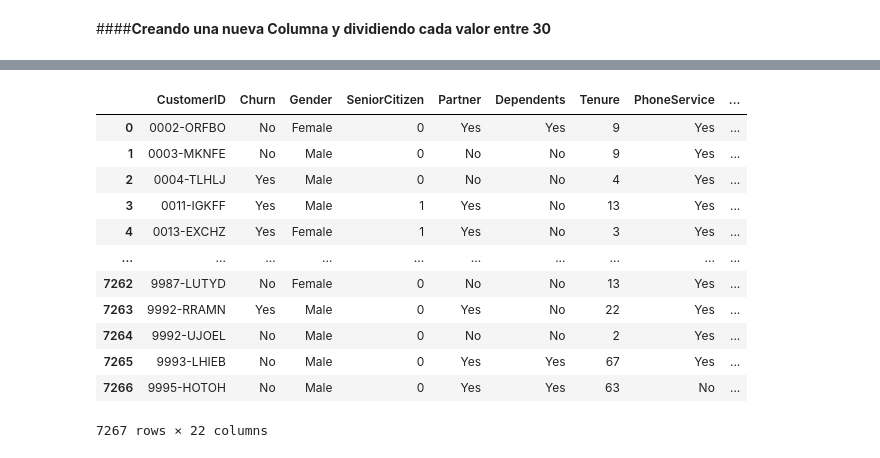
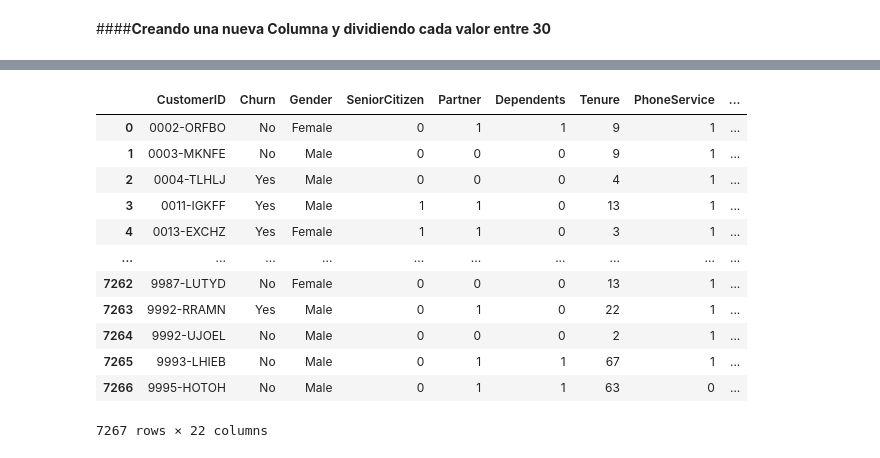
Before and after one commit to Yasna79/Challenge-Telecom-X_Alura_latam, a Jupyter notebook: Telecom_Latam0.ipynb, the cells around one changed output, grey strips where cells are left out. Cells and saved outputs as stored; diff of their text form; code cells hidden in the pictures.

```diff
--- a/Telecom_Latam0.ipynb
+++ b/Telecom_Latam0.ipynb
@@ -193,0 +222,9 @@ df['Cuentasdiarias'] = df['ChargesMonthly'] / 30
+# %%
+bin_cols = ['Partner', 'Dependents', 'PhoneService', 'PaperlessBilling']
+
+# Aplicar transformación a binario
+for col in bin_cols:
+    df[col] = df[col].map({'Yes': 1, 'No': 0})
+
+
+df[bin_cols].head()
@@ -193,0 +240,3 @@ df['Cuentasdiarias'] = df['ChargesMonthly'] / 30
+# %%
+df['MultipleLines'] = df['MultipleLines'].replace('No phone service', 'No')
+df['MultipleLines'].value_counts()
@@ -193,0 +251,4 @@ df['Cuentasdiarias'] = df['ChargesMonthly'] / 30
+# %%
+df['MultipleLines'] = df['MultipleLines'].map({'Yes': 1, 'No': 0})
+
+df[['MultipleLines']].head()
@@ -193,0 +273,9 @@ df['Cuentasdiarias'] = df['ChargesMonthly'] / 30
+# %%
+df['Contract'] = df['Contract'].replace({
+    'Month-to-month': '1',
+    'One year': '2',
+    'Two year': '3'})
+
+df['Contract'] = df['Contract'].astype('int64')
+
+df['Contract'].value_counts()
@@ -194,16 +289,16 @@ df['Cuentasdiarias'] = df['ChargesMonthly'] / 30
 # %%
-df.unique
+df
 # %% [output]
 |  | CustomerID | Churn | Gender | SeniorCitizen | Partner | Dependents | Tenure | PhoneService | ... |
-| 0 | 0002-ORFBO | No | Female | 0 | Yes | Yes | 9 | Yes | ... |
-| 1 | 0003-MKNFE | No | Male | 0 | No | No | 9 | Yes | ... |
-| 2 | 0004-TLHLJ | Yes | Male | 0 | No | No | 4 | Yes | ... |
-| 3 | 0011-IGKFF | Yes | Male | 1 | Yes | No | 13 | Yes | ... |
-| 4 | 0013-EXCHZ | Yes | Female | 1 | Yes | No | 3 | Yes | ... |
+| 0 | 0002-ORFBO | No | Female | 0 | 1 | 1 | 9 | 1 | ... |
+| 1 | 0003-MKNFE | No | Male | 0 | 0 | 0 | 9 | 1 | ... |
+| 2 | 0004-TLHLJ | Yes | Male | 0 | 0 | 0 | 4 | 1 | ... |
+| 3 | 0011-IGKFF | Yes | Male | 1 | 1 | 0 | 13 | 1 | ... |
+| 4 | 0013-EXCHZ | Yes | Female | 1 | 1 | 0 | 3 | 1 | ... |
 | ... | ... | ... | ... | ... | ... | ... | ... | ... | ... |
-| 7262 | 9987-LUTYD | No | Female | 0 | No | No | 13 | Yes | ... |
-| 7263 | 9992-RRAMN | Yes | Male | 0 | Yes | No | 22 | Yes | ... |
-| 7264 | 9992-UJOEL | No | Male | 0 | No | No | 2 | Yes | ... |
-| 7265 | 9993-LHIEB | No | Male | 0 | Yes | Yes | 67 | Yes | ... |
-| 7266 | 9995-HOTOH | No | Male | 0 | Yes | Yes | 63 | No | ... |
+| 7262 | 9987-LUTYD | No | Female | 0 | 0 | 0 | 13 | 1 | ... |
+| 7263 | 9992-RRAMN | Yes | Male | 0 | 1 | 0 | 22 | 1 | ... |
+| 7264 | 9992-UJOEL | No | Male | 0 | 0 | 0 | 2 | 1 | ... |
+| 7265 | 9993-LHIEB | No | Male | 0 | 1 | 1 | 67 | 1 | ... |
+| 7266 | 9995-HOTOH | No | Male | 0 | 1 | 1 | 63 | 0 | ... |
 7267 rows × 22 columns
```
Also changed, not shown: parts of 27 cells of this notebook.
